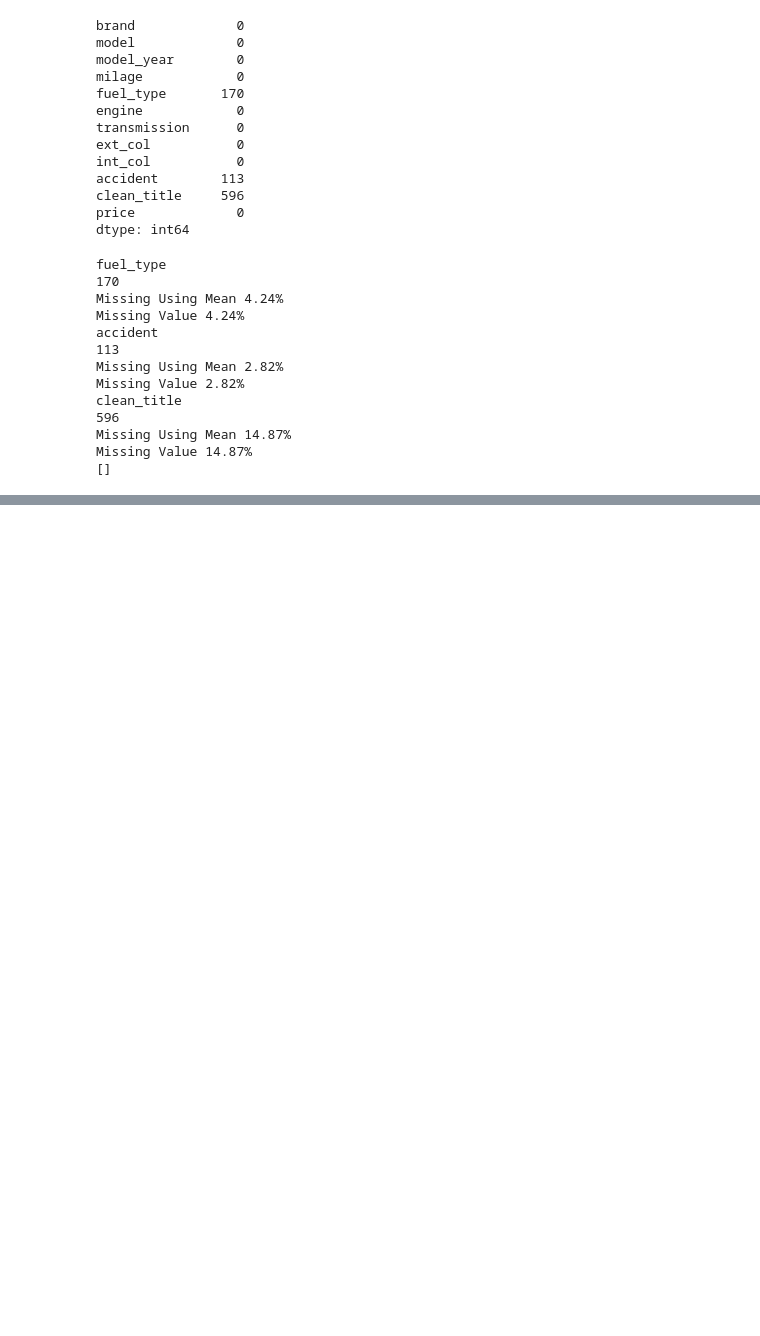
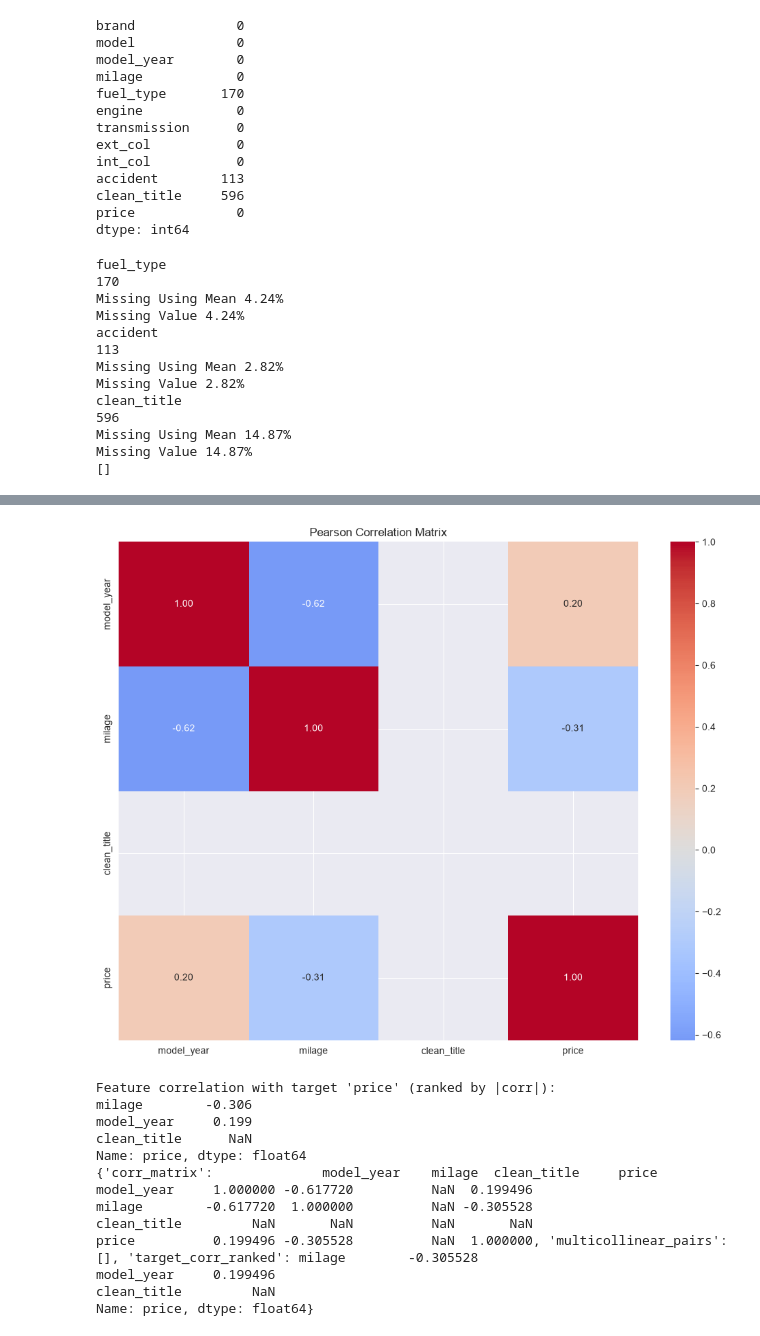
Before and after one commit to Projects-codelive/AutoML, a Jupyter notebook: notebooks/Eda.ipynb, the cells around one changed output, grey strips where cells are left out. Drawn from its saved outputs; the diff is of its cells as text; code cells hidden in the pictures; blank space fills up the shorter version.

```diff
--- a/notebooks/Eda.ipynb
+++ b/notebooks/Eda.ipynb
@@ -254,0 +457,17 @@ Missing Value 14.87%
+# %%
+def load_user_data(file):
+    extension = Path(file).suffix.lower()
+    try:
+        if extension == '.csv':
+            df = pd.read_csv(file)
+        elif extension in ['.xlsx', '.xls']:
+            df = pd.read_excel(file)
+        elif extension == '.json':
+            df = pd.read_json(file)
+        else:
+            raise ValueError('File extension not supported')
+        return df
+    except Exception as e:
+        print(f'An error occurred:{e}')
+        return None
+df = load_user_data("../data/classification_sample.xlsx")
@@ -254,0 +578,63 @@ Missing Value 14.87%
+# %%
+def correlation_Analysis(df: pd.DataFrame, task_type: str = None, target_col: str = None, threshold: float = 0.85):
+    numerical_column = numerical_col = df.select_dtypes(include=["number", "float", "int64"]).columns.tolist()
+    if len(numerical_column) < 2:
+        print("Not enough numerical columns to compute correlations")
+        return None
+    corr_matrix = df[numerical_col].corr(method="pearson")
+    # ── Heatmap ──────────────────────────────────────────────────────────
+    plt.figure(figsize=(10, 8))
+    sns.heatmap(corr_matrix, annot=True, fmt=".2f", cmap="coolwarm", center=0)
+    plt.title("Pearson Correlation Matrix")
+    plt.tight_layout()
+    plt.show()
+    # Multicollineraity
+    multicollinear_pairs = []
+    for i in range(len(numerical_column)):
+        for j in range(i+1, len(numerical_column)):
+            col_a, col_b = numerical_column[i], numerical_column[j]
+            corr = corr_matrix.loc[col_a, col_b]
+            if abs(corr) > threshold:
+                multicollinear_pairs.append({
+                    "col_a": col_a,
+                    "col_b": col_b,
+                    "corr": corr
+                })
+    if multicollinear_pairs:
+        print(f"Total Multicollinear pairs: {len(multicollinear_pairs)}")
+        for pair in multicollinear_pairs:
+            print(f"Correlation between {pair["col_a"]} and {pair["col_b"]} is {pair["corr"]}")
+    # ── Target correlation ranking (supervised tasks only) ──────────────────
+    target_corr_ranked = None
+    if task_type in ("Regression", "Classification") and target_col is not None:
+        if target_col not in numerical_col:
+            print(f"Target column '{target_col}' is not numeric — skipping target correlation ranking")
+        else:
+            target_corr = corr_matrix[target_col].drop(index=target_col)
+            target_corr_ranked = target_corr.reindex(
+                target_corr.abs().sort_values(ascending=False).index
+            )
+            print(f"\nFeature correlation with target '{target_col}' (ranked by |corr|):")
+            print(target_corr_ranked.round(3))
+
+    return {
+        "corr_matrix": corr_matrix,
+        "multicollinear_pairs": multicollinear_pairs,
+        "target_corr_ranked": target_corr_ranked
+    }
+print(correlation_Analysis(cleaned_df, "Regression", "price"))
+# %% [output]
+[figure, added]
+Feature correlation with target 'price' (ranked by |corr|):
+milage        -0.306
+model_year     0.199
+clean_title      NaN
+Name: price, dtype: float64
+{'corr_matrix':              model_year    milage  clean_title     price
+model_year     1.000000 -0.617720          NaN  0.199496
+milage        -0.617720  1.000000          NaN -0.305528
+clean_title         NaN       NaN          NaN       NaN
+price          0.199496 -0.305528          NaN  1.000000, 'multicollinear_pairs': [], 'target_corr_ranked': milage        -0.305528
+model_year     0.199496
+clean_title         NaN
+Name: price, dtype: float64}
```
Also changed, not shown: parts of 14 cells of this notebook, 3 other files.
